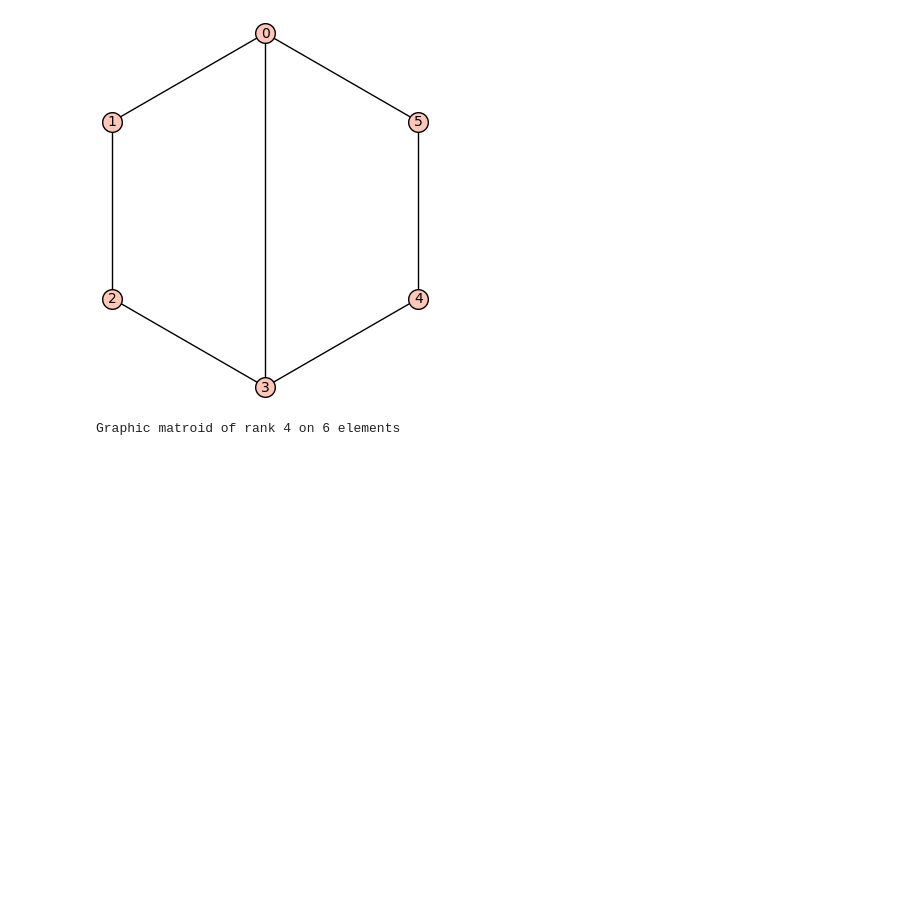
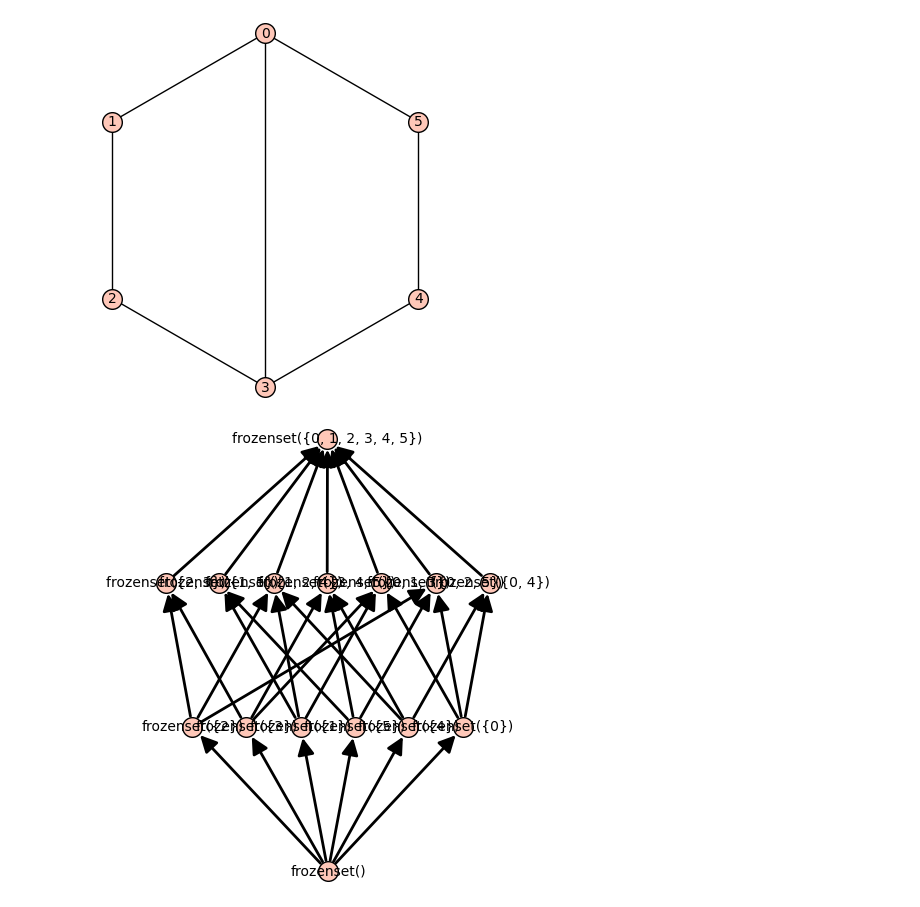
Before and after one commit to NutanNepal/ChowringofMatroids, a Jupyter notebook: equivChow/res/qpolys/temp3.ipynb, the cells around one changed output. Cells and saved outputs as stored; diff of their text form; code cells hidden in the pictures; blank space fills up the shorter version.

```diff
--- a/equivChow/res/qpolys/temp3.ipynb
+++ b/equivChow/res/qpolys/temp3.ipynb
@@ -1,22 +1,25 @@
 # %%
 #creating parallel connection of cycles
 m, n = 4, 4
 R = PolynomialRing(QQ, 'q')
 q = R.gen(0)
 
 def parallel_connection(m, n):
     G = graphs.CycleGraph(m + n - 2)
     G.add_edge(0, m-1)
     edge_e = frozenset({(0, m - 1)})
     G.show()
     return Matroid(G), edge_e
 
 def kl(M):
     return M.lattice_of_flats().kazhdan_lusztig_polynomial()
 
 M, e = parallel_connection(m, n)
 
 M.contract(e)
+
+M = matroids.Wheel(3)
+M.lattice_of_flats().show()
 # %% [output]
 [figure]
-Graphic matroid of rank 4 on 6 elements
+[figure, added]
```
Also changed, not shown: 3 other files.
